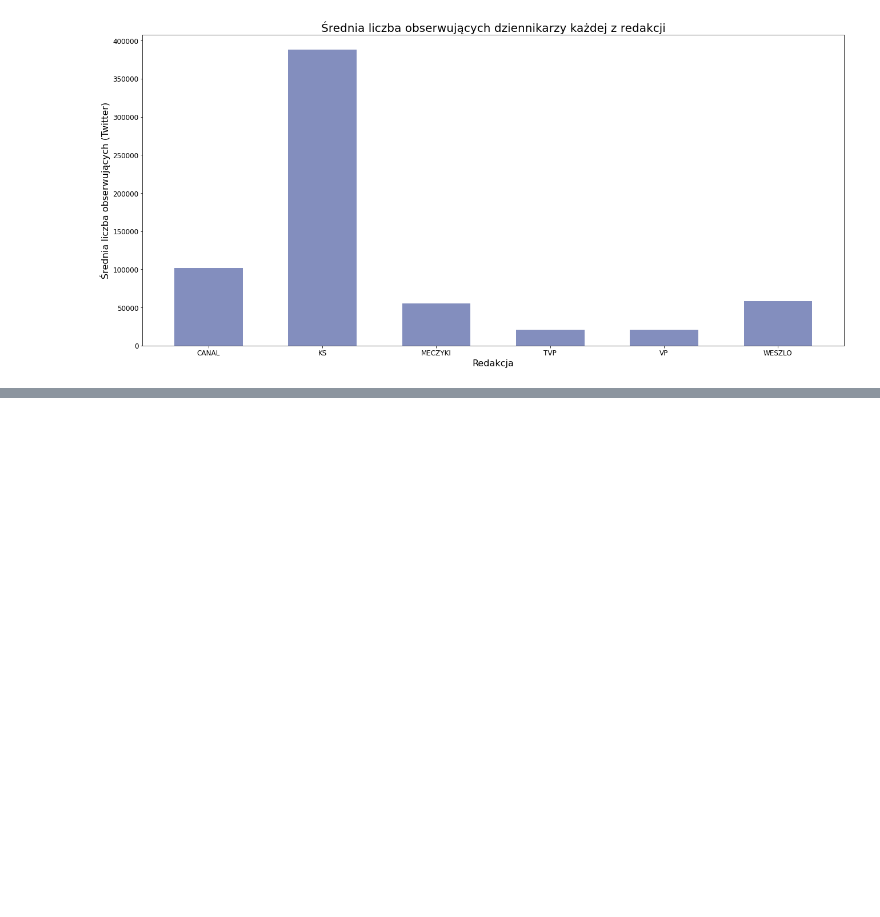
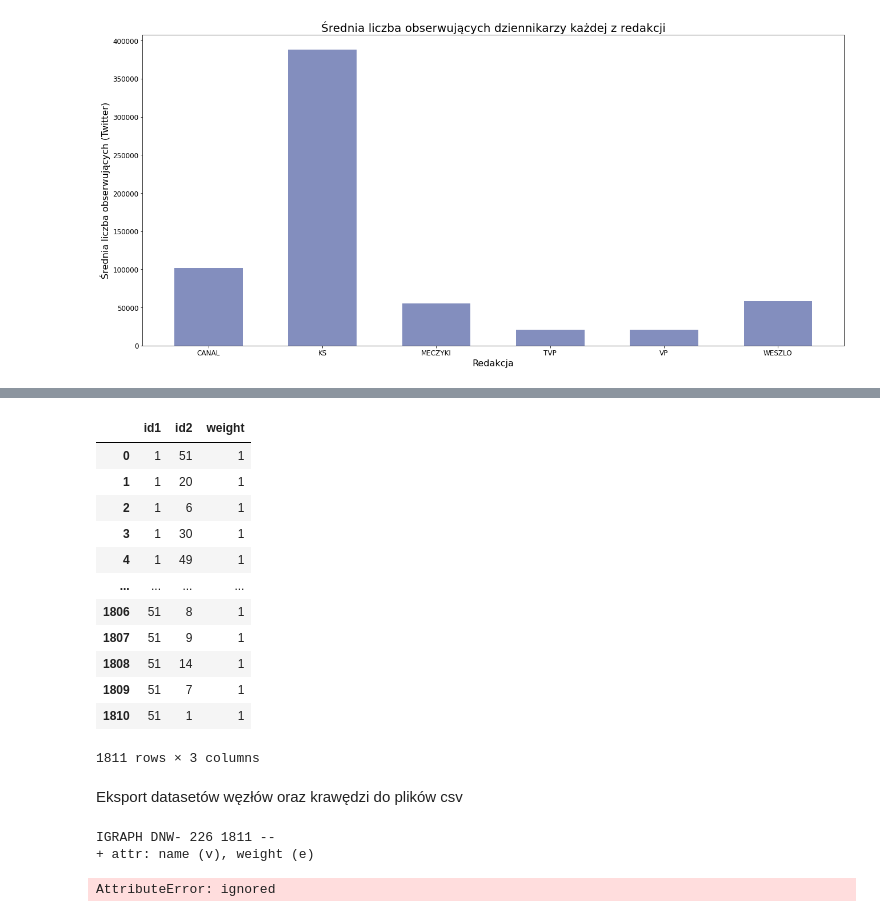
Before and after one commit to bart-kra/Python, a Jupyter notebook: tw_sport_journalists.ipynb, the cells around one changed output, grey strips where cells are left out. Cells and saved outputs as stored; diff of their text form; code cells hidden in the pictures; blank space fills up the shorter version.

```diff
--- a/tw_sport_journalists.ipynb
+++ b/tw_sport_journalists.ipynb
@@ -184,7 +203,6 @@ df_el = pd.DataFrame(columns = ['id1', 'id2', 'weight'])
 for i, id1 in enumerate(list(df['id'])):
   following_list1 = df.loc[i,"following1"]
   for id2 in following_list1:
-    df_el = df_el.append({'id1': id1, 'id2': id2}, ignore_index=True)
+    df_el = df_el.append({'id1': int(id1), 'id2': int(id2)}, ignore_index=True)
 
 df_el['weight'] = 1
-print(df_el)
@@ -209,0 +211,8 @@ df_tw.to_csv('output.csv')
+# %%
+id_list = list(df['id'])
+alias_list = [*range(1, len(df.index) + 1, 1)]
+
+for i, j in zip(id_list, alias_list):
+  df_el = df_el.replace(i, j)
+df_el = df_el.round(0)
+df_el.head()
@@ -209,0 +226,18 @@ df_tw.to_csv('output.csv')
+# %%
+df_el
+# %% [output]
+|  | id1 | id2 | weight |
+| 0 | 1 | 51 | 1 |
+| 1 | 1 | 20 | 1 |
+| 2 | 1 | 6 | 1 |
+| 3 | 1 | 30 | 1 |
+| 4 | 1 | 49 | 1 |
+| ... | ... | ... | ... |
+| 1806 | 51 | 8 | 1 |
+| 1807 | 51 | 9 | 1 |
+| 1808 | 51 | 14 | 1 |
+| 1809 | 51 | 7 | 1 |
+| 1810 | 51 | 1 | 1 |
+1811 rows × 3 columns
+# %% [markdown]
+Eksport datasetów węzłów oraz krawędzi do plików csv
@@ -209,0 +254,9 @@ df_tw.to_csv('output.csv')
+# %%
+summary(g)
+# %% [output]
+IGRAPH DNW- 226 1811 --
++ attr: name (v), weight (e)
+# %%
+plot(g)
+# %% [output]
+AttributeError: ignored
```
Also changed, not shown: parts of 20 cells of this notebook.
